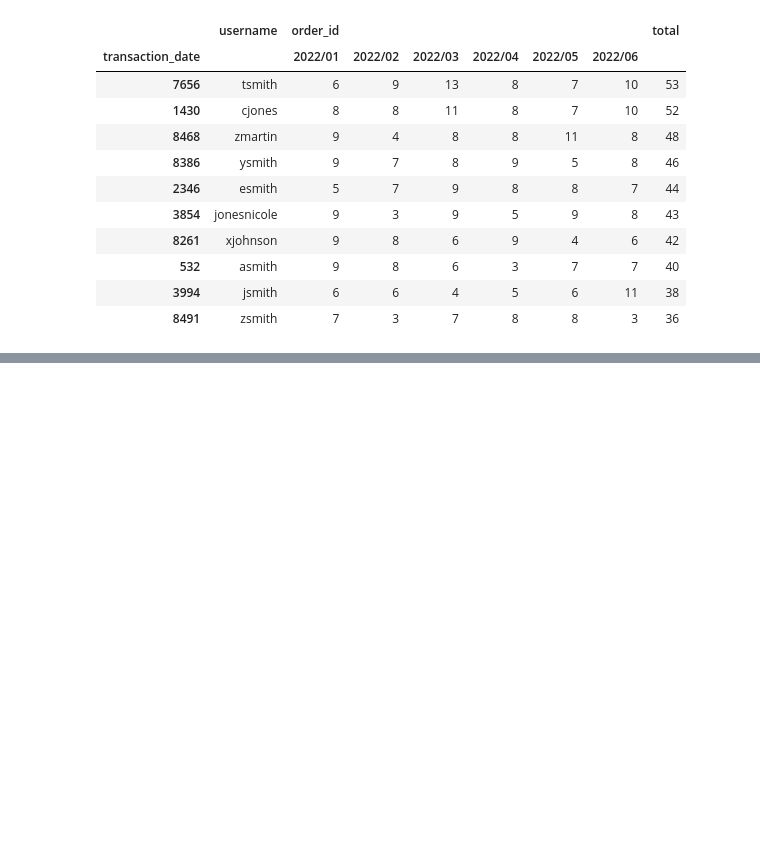
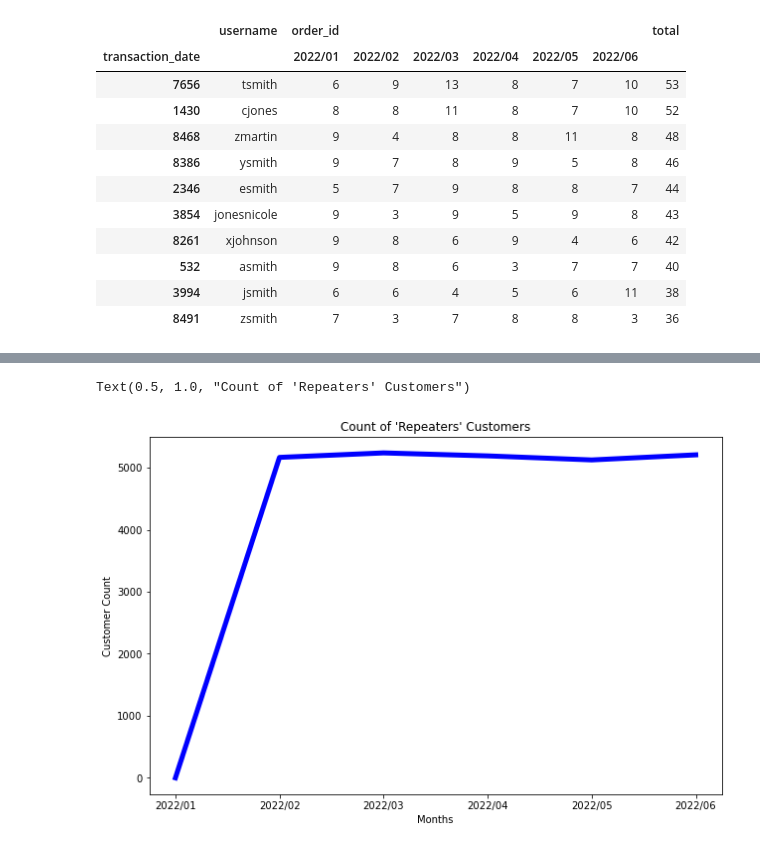
Before and after one commit to tobIsokenobi/itmgt25, a Jupyter notebook: adhoc/Customer.ipynb, the cells around one changed output, grey strips where cells are left out. Saved outputs shown, nothing was run; the diff lists cells and outputs as text; code cells hidden in the pictures; blank space fills up the shorter version.

```diff
--- a/adhoc/Customer.ipynb
+++ b/adhoc/Customer.ipynb
@@ -170,0 +169,10 @@ plt.xticks(rotation = 30)
+# %%
+fig=plt.figure(figsize=(8,5))
+ax = fig.add_axes([0,0,1,1])
+ax.plot(months_array, repeater_count, label = "Repeaters", color = "blue", linewidth = 5)
+plt.xlabel("Months")
+plt.ylabel("Customer Count")
+plt.title("Count of 'Repeaters' Customers")
+# %% [output]
+Text(0.5, 1.0, "Count of 'Repeaters' Customers")
+[figure, added]
```
Also changed, not shown: parts of 9 cells of this notebook, 1 other file.
